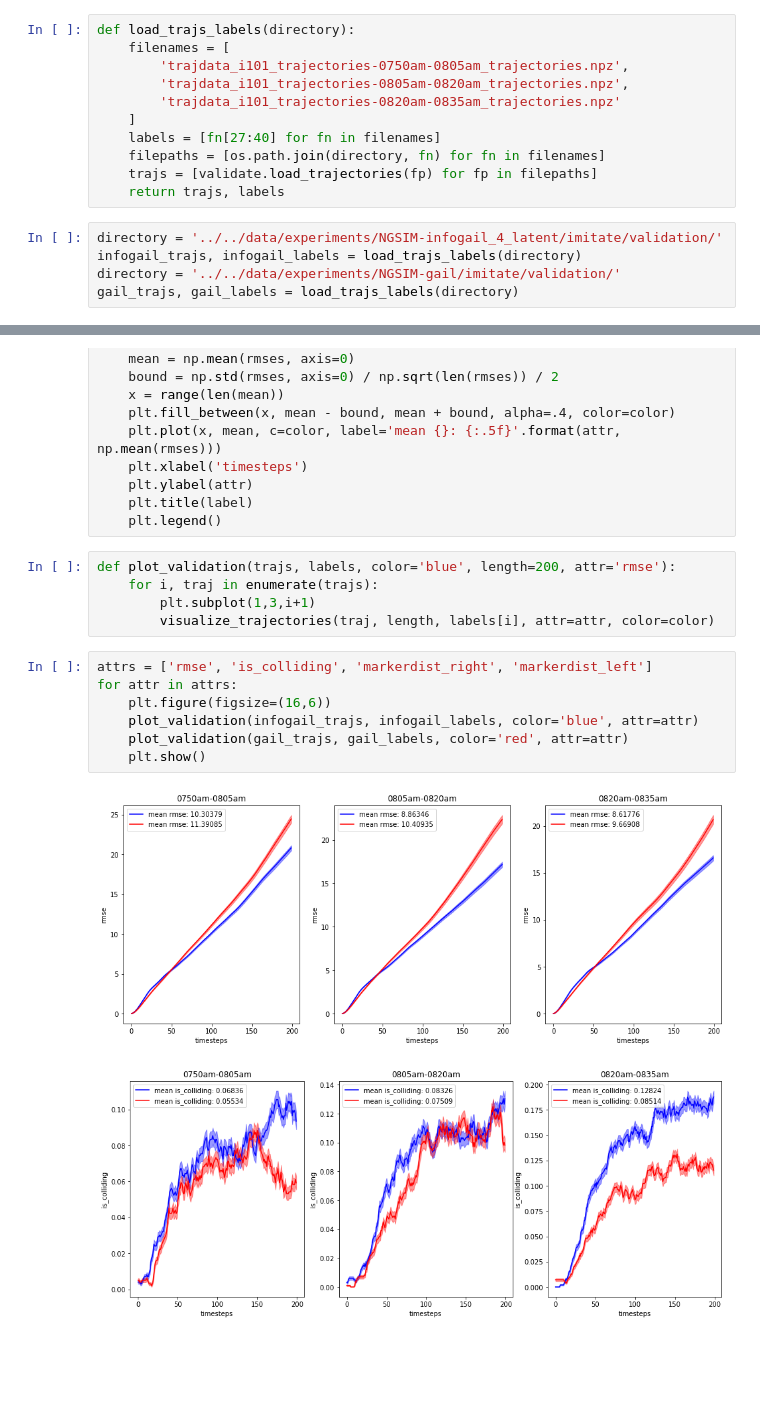
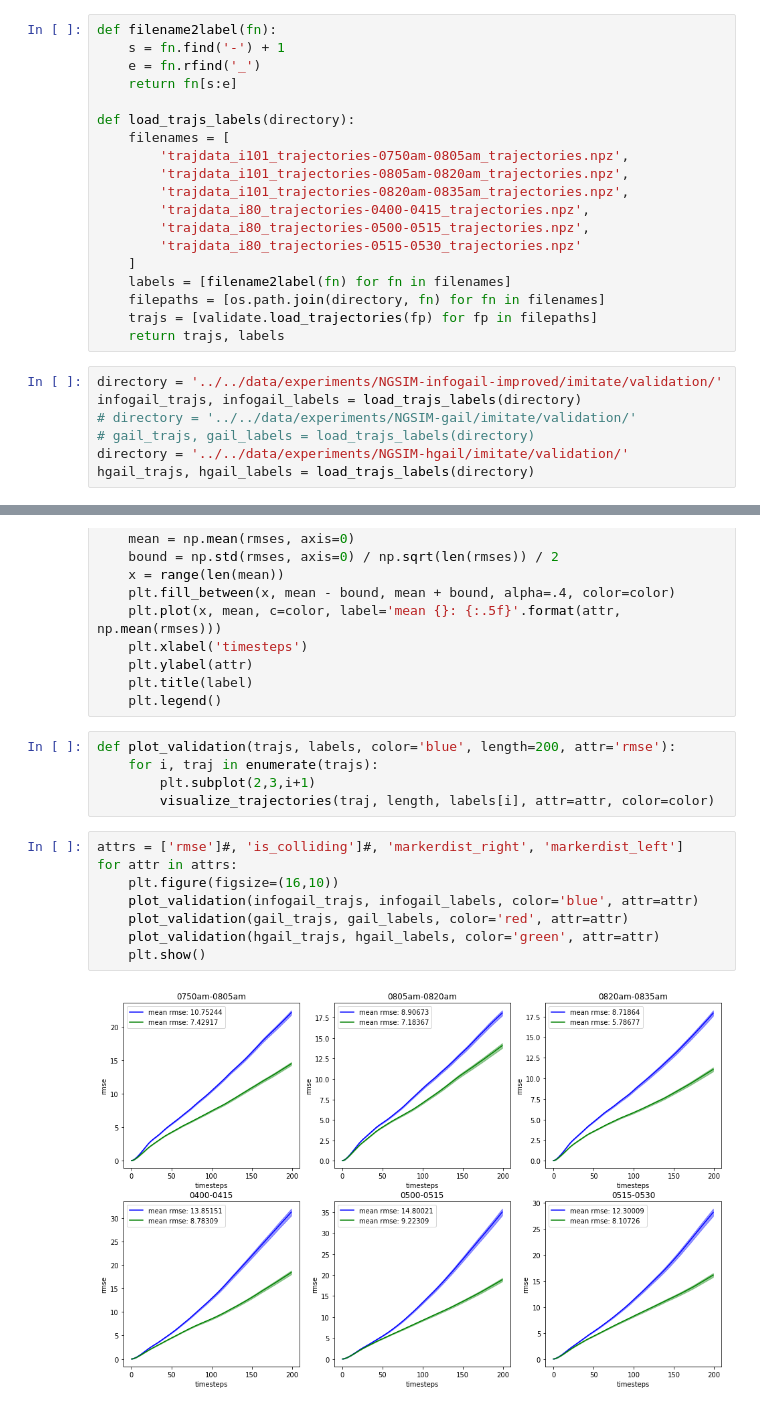
Before and after one commit to wulfebw/ngsim_env, a Jupyter notebook: scripts/imitation/visualize.ipynb, the cells around one changed output, grey strips where cells are left out. Drawn from its saved outputs; the diff is of its cells as text; blank space fills up the shorter version.

Commit message:
adding rmse for different values

```diff
--- a/scripts/imitation/visualize.ipynb
+++ b/scripts/imitation/visualize.ipynb
@@ -15,18 +9,28 @@ or matplotlib.backends is imported for the first time.
 # %%
 length = 200
 # %%
+def filename2label(fn):
+    s = fn.find('-') + 1
+    e = fn.rfind('_')
+    return fn[s:e]
+
 def load_trajs_labels(directory):
     filenames = [
         'trajdata_i101_trajectories-0750am-0805am_trajectories.npz',
         'trajdata_i101_trajectories-0805am-0820am_trajectories.npz',
-        'trajdata_i101_trajectories-0820am-0835am_trajectories.npz'
+        'trajdata_i101_trajectories-0820am-0835am_trajectories.npz',
+        'trajdata_i80_trajectories-0400-0415_trajectories.npz',
+        'trajdata_i80_trajectories-0500-0515_trajectories.npz',
+        'trajdata_i80_trajectories-0515-0530_trajectories.npz'
     ]
-    labels = [fn[27:40] for fn in filenames]
+    labels = [filename2label(fn) for fn in filenames]
     filepaths = [os.path.join(directory, fn) for fn in filenames]
     trajs = [validate.load_trajectories(fp) for fp in filepaths]
     return trajs, labels
 # %%
-directory = '../../data/experiments/NGSIM-infogail_4_latent/imitate/validation/'
+directory = '../../data/experiments/NGSIM-infogail-improved/imitate/validation/'
 infogail_trajs, infogail_labels = load_trajs_labels(directory)
-directory = '../../data/experiments/NGSIM-gail/imitate/validation/'
-gail_trajs, gail_labels = load_trajs_labels(directory)
+# directory = '../../data/experiments/NGSIM-gail/imitate/validation/'
+# gail_trajs, gail_labels = load_trajs_labels(directory)
+directory = '../../data/experiments/NGSIM-hgail/imitate/validation/'
+hgail_trajs, hgail_labels = load_trajs_labels(directory)
@@ -49,15 +55,15 @@ def visualize_trajectories(trajs, length, label='', color='blue', attr='rmse'):
 # %%
 def plot_validation(trajs, labels, color='blue', length=200, attr='rmse'):
     for i, traj in enumerate(trajs):
-        plt.subplot(1,3,i+1)
+        plt.subplot(2,3,i+1)
         visualize_trajectories(traj, length, labels[i], attr=attr, color=color)
 # %%
-attrs = ['rmse', 'is_colliding', 'markerdist_right', 'markerdist_left']
+attrs = ['rmse']#, 'is_colliding']#, 'markerdist_right', 'markerdist_left']
 for attr in attrs:
-    plt.figure(figsize=(16,6))
+    plt.figure(figsize=(16,10))
     plot_validation(infogail_trajs, infogail_labels, color='blue', attr=attr)
     plot_validation(gail_trajs, gail_labels, color='red', attr=attr)
+    plot_validation(hgail_trajs, hgail_labels, color='green', attr=attr)
     plt.show()
 # %% [output]
-[figure, old version]
+[figure, new version]
-[figure, removed]
```
Also changed, not shown: parts of 3 cells of this notebook, 4 other files.
